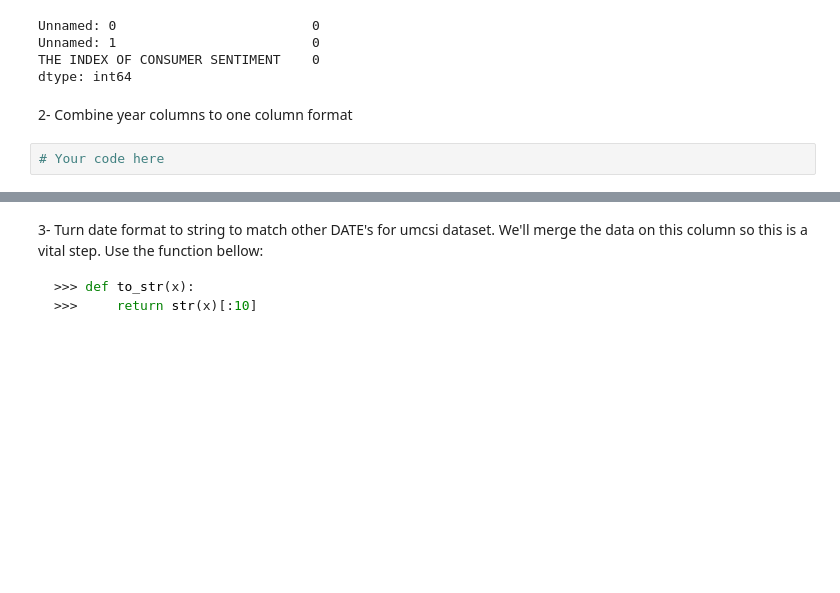
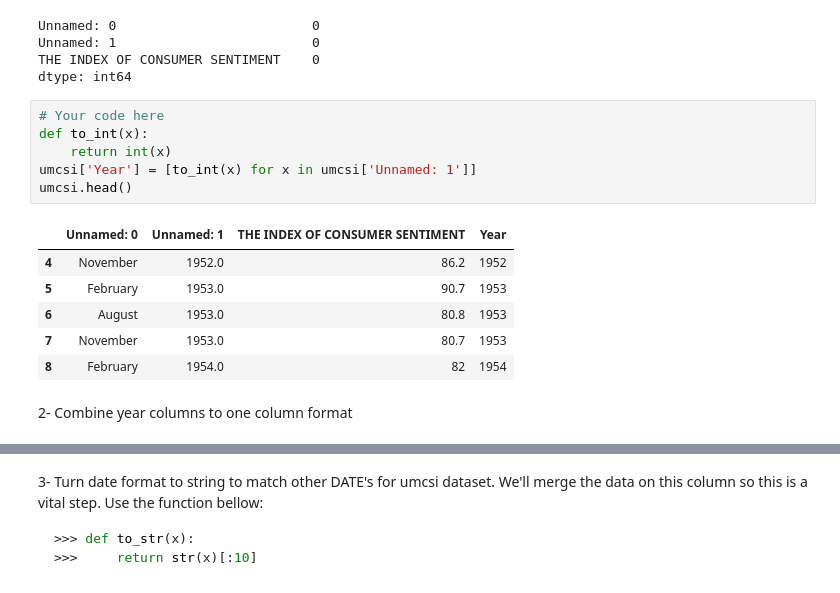
Before and after one commit to salma971/python-for-finance, a Jupyter notebook: day_03/assignments/03-pandas-timeseries-assignment.ipynb, the cells around one changed output, grey strips where cells are left out. Drawn from its saved outputs; the diff is of its cells as text; blank space fills up the shorter version.

```diff
--- a/day_03/assignments/03-pandas-timeseries-assignment.ipynb
+++ b/day_03/assignments/03-pandas-timeseries-assignment.ipynb
@@ -263,7 +257,18 @@ Unnamed: 0                         0
 Unnamed: 1                         0
 THE INDEX OF CONSUMER SENTIMENT    0
 dtype: int64
+# %%
+# Your code here
+def to_int(x):
+    return int(x)
+umcsi['Year'] = [to_int(x) for x in umcsi['Unnamed: 1']]
+umcsi.head()
+# %% [output]
+|  | Unnamed: 0 | Unnamed: 1 | THE INDEX OF CONSUMER SENTIMENT | Year |
+| 4 | November | 1952.0 | 86.2 | 1952 |
+| 5 | February | 1953.0 | 90.7 | 1953 |
+| 6 | August | 1953.0 | 80.8 | 1953 |
+| 7 | November | 1953.0 | 80.7 | 1953 |
+| 8 | February | 1954.0 | 82 | 1954 |
 # %% [markdown]
 2- Combine year columns to one column format
-# %%
-# Your code here
```
Also changed, not shown: parts of 5 cells of this notebook.
